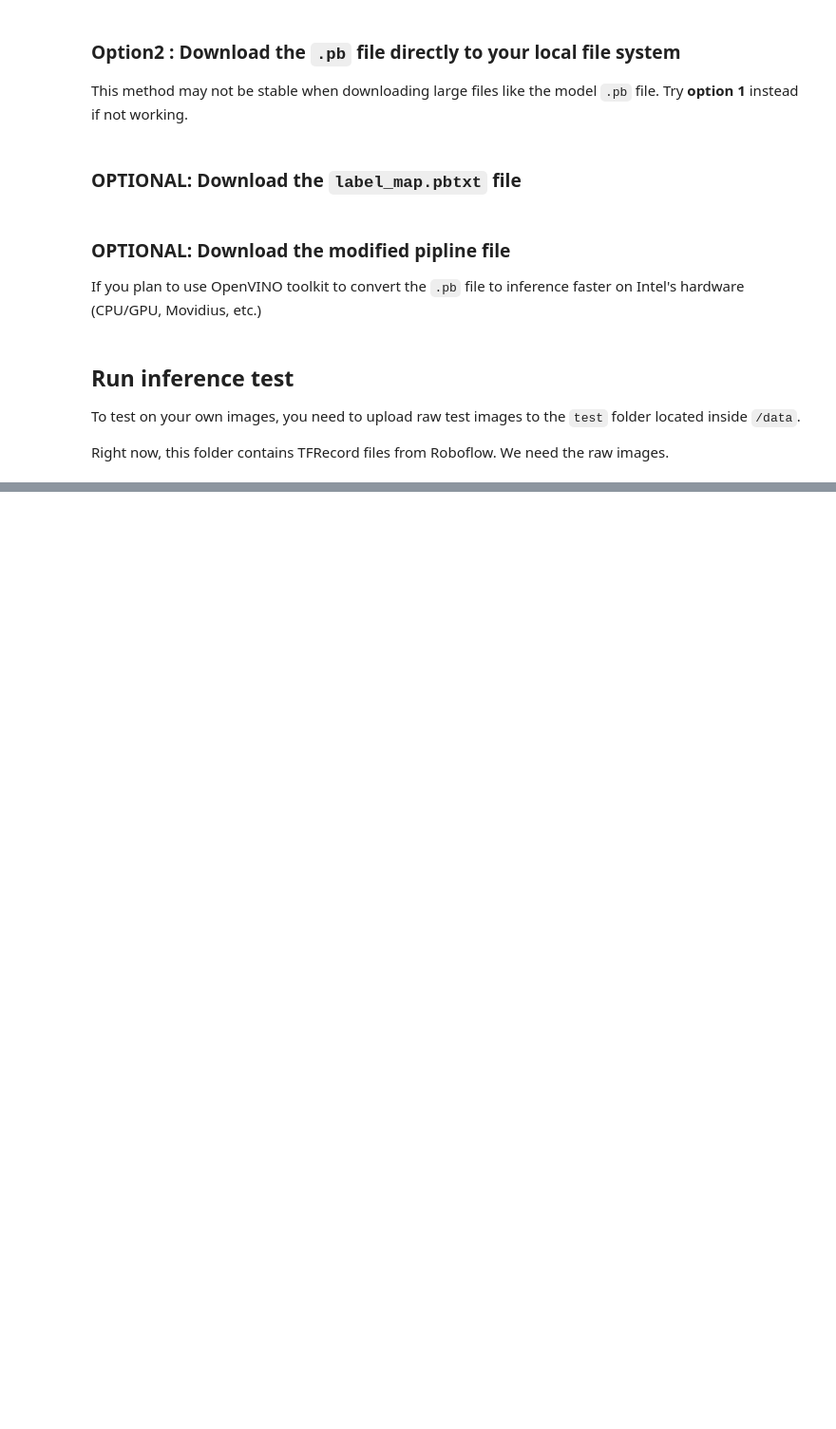
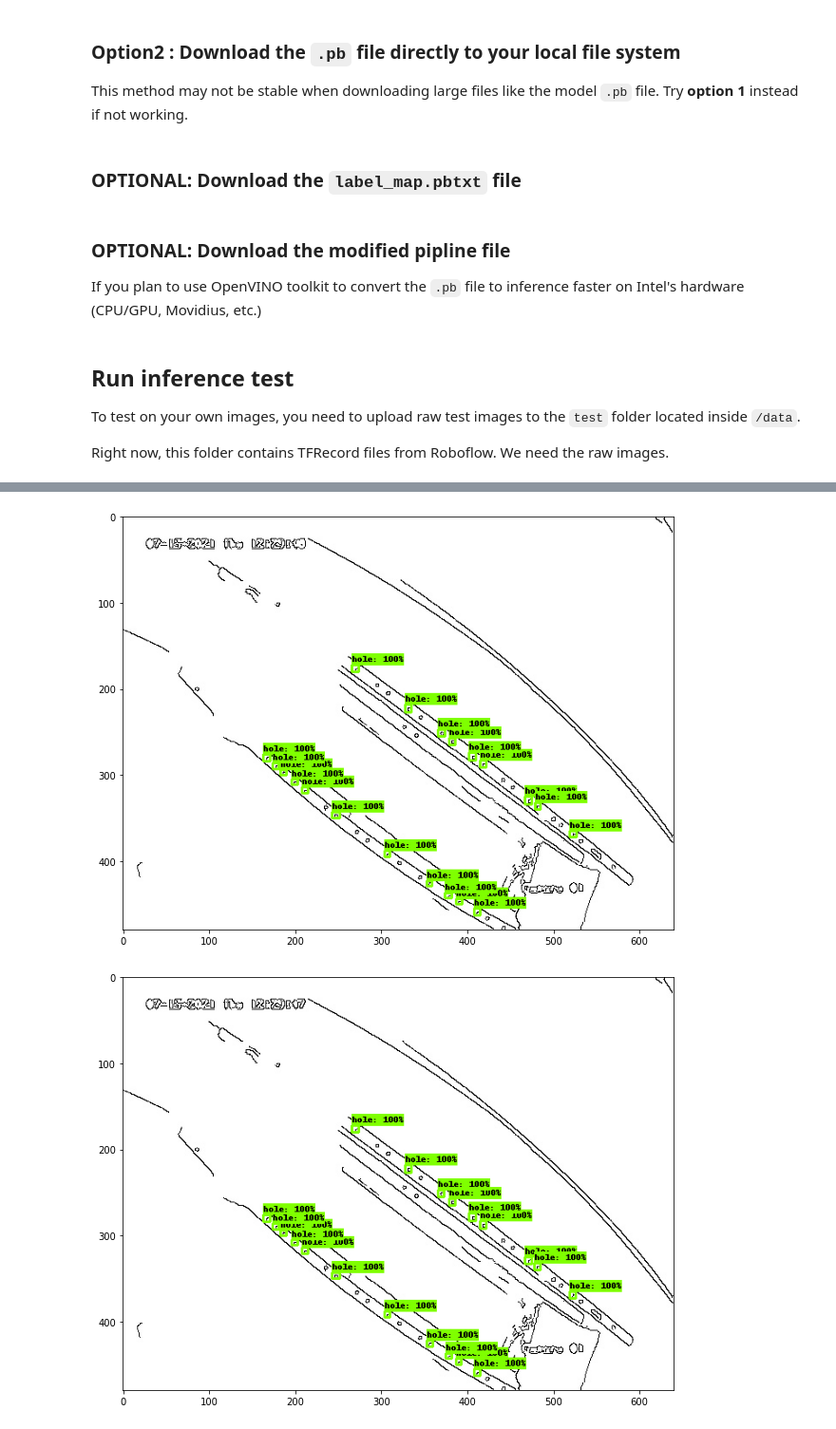
Before and after one commit to margolek/summer-practise-2021, a Jupyter notebook: ROBOFLOW_tensorflow_object_detection_faster_rcnn.ipynb, the cells around one changed output, grey strips where cells are left out. Shown at 95% size. Drawn from its saved outputs; the diff is of its cells as text; code cells hidden in the pictures; blank space fills up the shorter version.

```diff
--- a/ROBOFLOW_tensorflow_object_detection_faster_rcnn.ipynb
+++ b/ROBOFLOW_tensorflow_object_detection_faster_rcnn.ipynb
@@ -142,7 +124,7 @@ import os
 
 %cd /content/gdrive/MyDrive/Programming/summer-practise-2021/Tensorflow_v1
 
-# repo_dir_path = os.path.abspath(os.path.join('.', os.path.basename(repo_url)))
+repo_dir_path = os.path.abspath(os.path.join('.', os.path.basename(repo_url)))
 
 # !git clone {repo_url}
 # %cd {repo_dir_path}
@@ -549,15 +521,15 @@ PATH_TO_CKPT = pb_fname
 PATH_TO_LABELS = label_map_pbtxt_fname
 
 # If you want to test the code with your images, just add images files to the PATH_TO_TEST_IMAGES_DIR.
-PATH_TO_TEST_IMAGES_DIR =  os.path.join(repo_dir_path, "data/test")
+PATH_TO_TEST_IMAGES_DIR =  os.path.join(repo_dir_path, "data/test",)
 
 assert os.path.isfile(pb_fname)
 assert os.path.isfile(PATH_TO_LABELS)
-if len(TEST_IMAGE_PATHS) == 0:
-  sample_img = 'https://storage.googleapis.com/roboflow-platform-transforms/Ly2DeBzbwsemGd2ReHk4BFxy8683/cf5ed147e4f2675fbabbc9b0db750ecf/transformed.jpg'
-  import urllib.request
-  urllib.request.urlretrieve(sample_img,
-                            PATH_TO_TEST_IMAGES_DIR + "/cell.jpg")
+# if len(TEST_IMAGE_PATHS) == 0:
+#   sample_img = 'https://storage.googleapis.com/roboflow-platform-transforms/Ly2DeBzbwsemGd2ReHk4BFxy8683/cf5ed147e4f2675fbabbc9b0db750ecf/transformed.jpg'
+#   import urllib.request
+#   urllib.request.urlretrieve(sample_img,
+#                             PATH_TO_TEST_IMAGES_DIR + "/cell.jpg")
 
 TEST_IMAGE_PATHS = glob.glob(os.path.join(PATH_TO_TEST_IMAGES_DIR, "*.*"))
 assert len(TEST_IMAGE_PATHS) > 0, 'No image found in `{}`.'.format(PATH_TO_TEST_IMAGES_DIR)
@@ -611,9 +583,10 @@ category_index = label_map_util.create_category_index(categories)
 
 
 def load_image_into_numpy_array(image):
-    (im_width, im_height) = image.size
-    return np.array(image.getdata()).reshape(
-        (im_height, im_width, 3)).astype(np.uint8)
+  (im_width, im_height) = image.size
+  channel_dict = {'L':1, 'RGB':3} # 'L' for Grayscale, 'RGB' : for 3 channel images
+  return np.array(image.getdata()).reshape(
+      (im_height, im_width, channel_dict[image.mode])).astype(np.uint8)
 
 # Size, in inches, of the output images.
 IMAGE_SIZE = (12, 8)
@@ -678,23 +651,34 @@ def run_inference_for_single_image(image, graph):
 # %%
 
 for image_path in TEST_IMAGE_PATHS:
     image = Image.open(image_path)
     # the array based representation of the image will be used later in order to prepare the
     # result image with boxes and labels on it.
     image_np = load_image_into_numpy_array(image)
+    if image_np.shape[2] != 3:
+        image_np = np.broadcast_to(image_np, (image_np.shape[0], image_np.shape[1], 3)).copy() # Duplicating the Content
+        ## adding Zeros to other Channels
+        ## This adds Red Color stuff in background -- not recommended
+        # z = np.zeros(image_np.shape[:-1] + (2,), dtype=image_np.dtype)
+        # image_np = np.concatenate((image_np, z), axis=-1)
     # Expand dimensions since the model expects images to have shape: [1, None, None, 3]
     image_np_expanded = np.expand_dims(image_np, axis=0)
+
     # Actual detection.
     output_dict = run_inference_for_single_image(image_np, detection_graph)
     # Visualization of the results of a detection.
     vis_util.visualize_boxes_and_labels_on_image_array(
         image_np,
         output_dict['detection_boxes'],
         output_dict['detection_classes'],
         output_dict['detection_scores'],
         category_index,
         instance_masks=output_dict.get('detection_masks'),
         use_normalized_coordinates=True,
-        line_thickness=8)
+        min_score_thresh=.7,
+        line_thickness=3)
     plt.figure(figsize=IMAGE_SIZE)
     plt.imshow(image_np)
+# %% [output]
+[figure, added]
+[figure, added]
```
Also changed, not shown: parts of 17 cells of this notebook.
